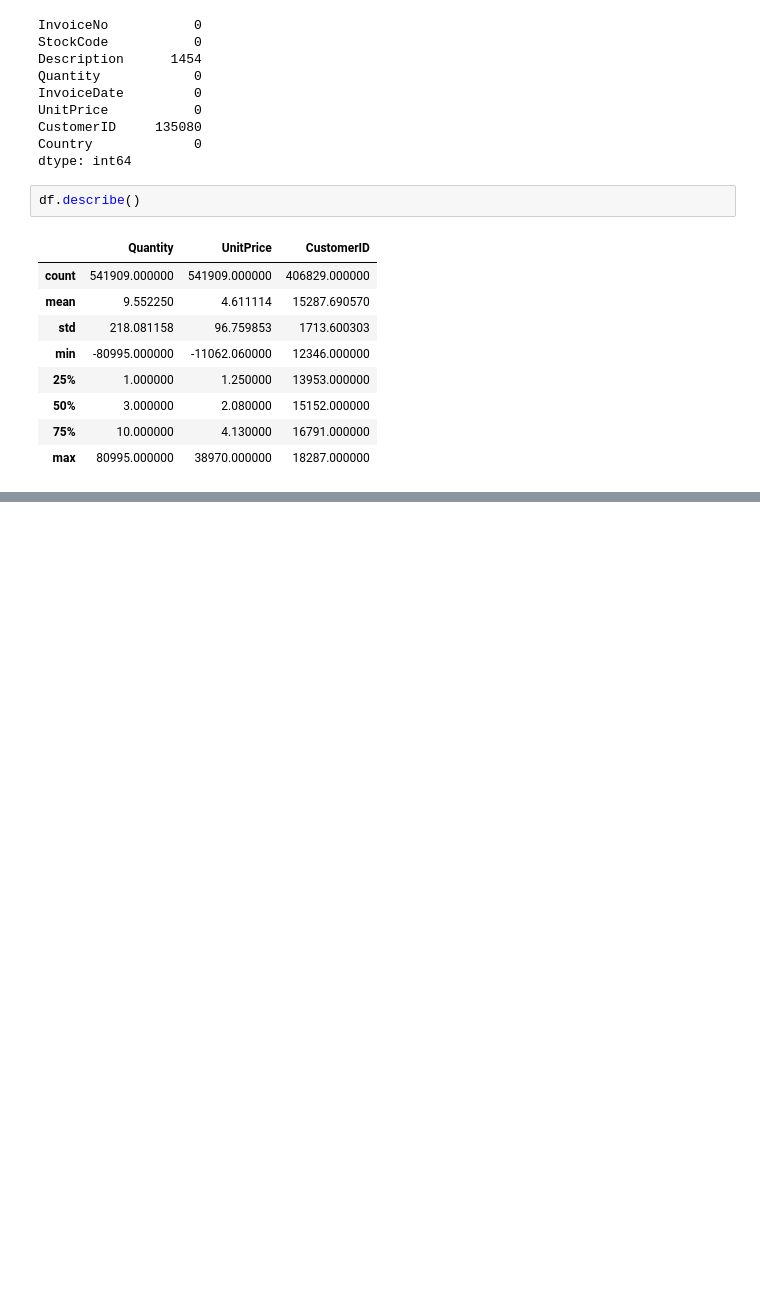
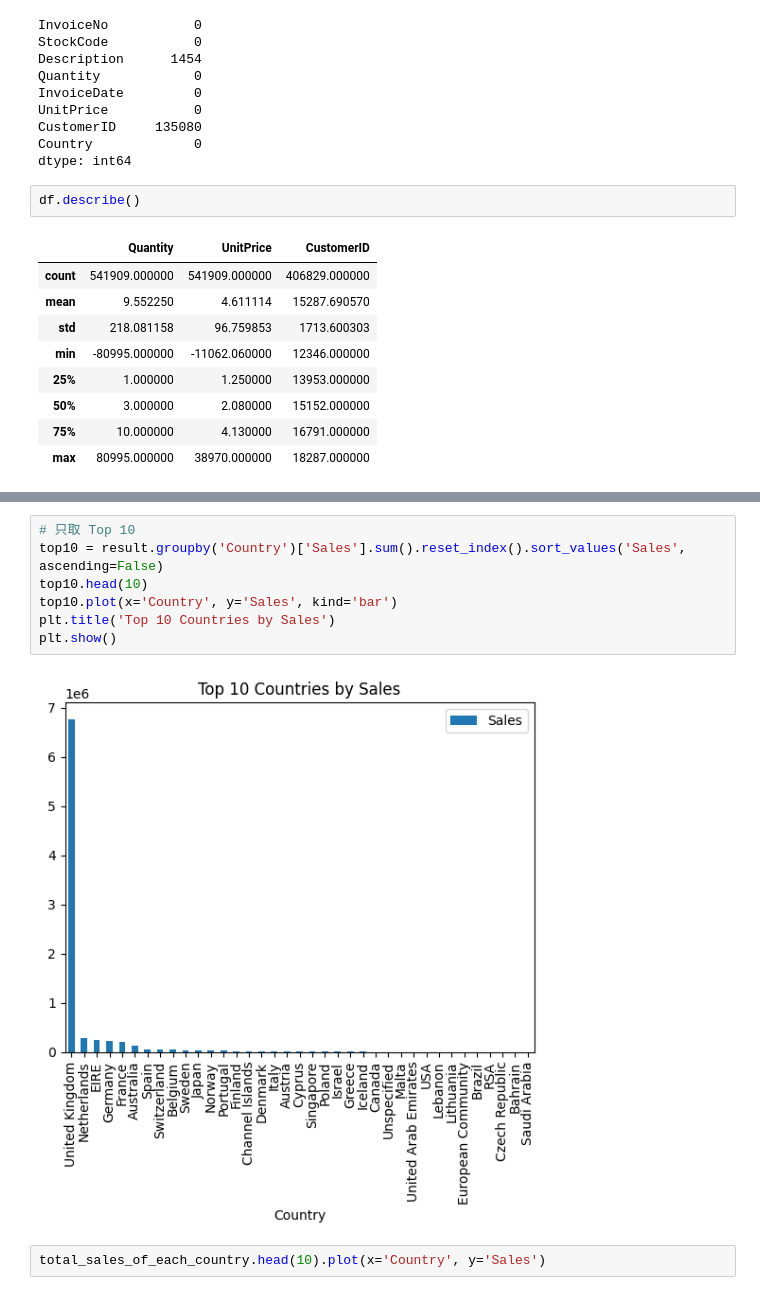
Before and after one commit to monkmode3600rounds-crypto/ai-ml-summer-2026, a Jupyter notebook: notebooks/e-commerce data analytics.ipynb, the cells around one changed output, grey strips where cells are left out. Saved outputs shown, nothing was run; the diff lists cells and outputs as text; blank space fills up the shorter version.

```diff
--- a/notebooks/e-commerce data analytics.ipynb
+++ b/notebooks/e-commerce data analytics.ipynb
@@ -161,0 +213,11 @@ df.groupby('Description')['Quantity'].sum().idxmax()
+# %%
+# 只取 Top 10
+top10 = result.groupby('Country')['Sales'].sum().reset_index().sort_values('Sales', ascending=False)
+top10.head(10)
+top10.plot(x='Country', y='Sales', kind='bar')
+plt.title('Top 10 Countries by Sales')
+plt.show()
+# %% [output]
+[figure, added]
+# %%
+total_sales_of_each_country.head(10).plot(x='Country', y='Sales')
```
Also changed, not shown: parts of 31 cells of this notebook, 1 other file.
